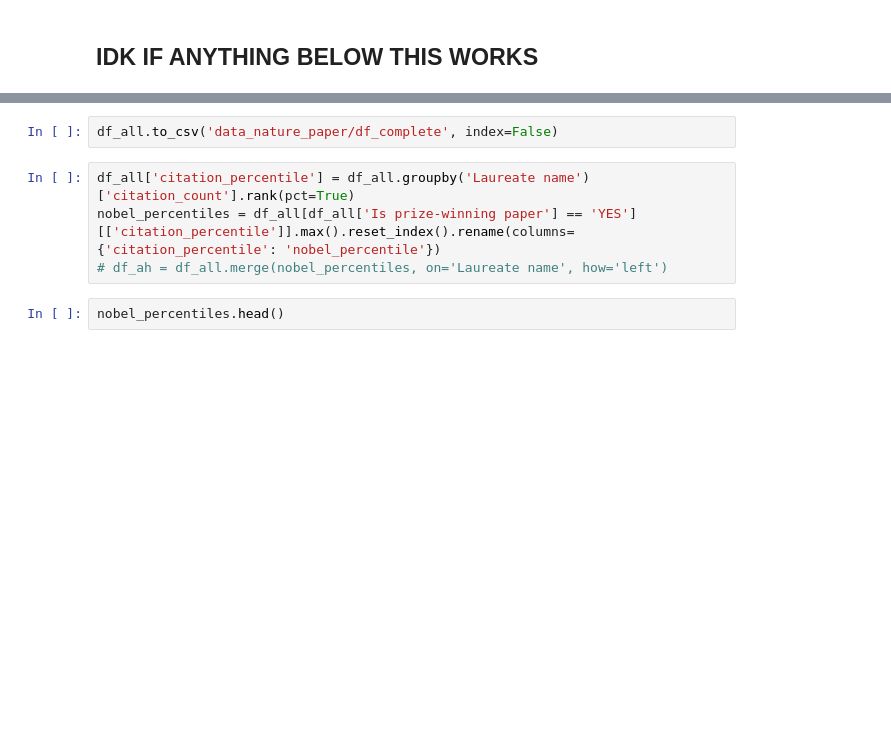
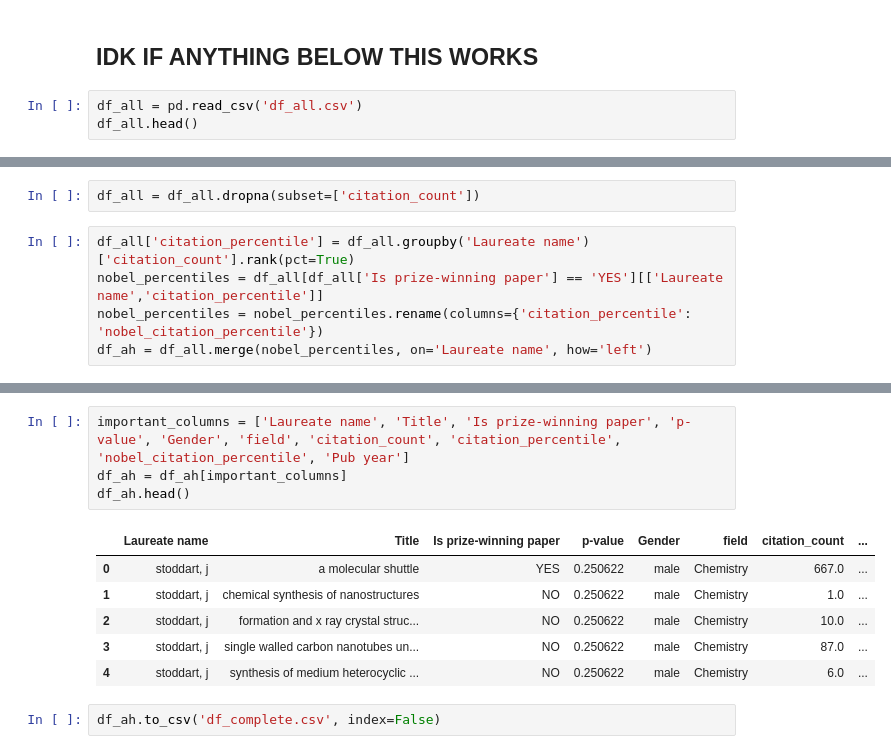
Before and after one commit to Richardhhhg/UTSSRP-2025, a Jupyter notebook: transformations.ipynb, the cells around one changed output, grey strips where cells are left out. Cells and saved outputs as stored; diff of their text form; blank space fills up the shorter version.

Commit message:
Completed Data Transformations and stuff

```diff
--- a/transformations.ipynb
+++ b/transformations.ipynb
@@ -106,2 +106,5 @@ Error retrieving nan: can only concatenate str (not "float") to str
 # %% [markdown]
 ## IDK IF ANYTHING BELOW THIS WORKS
+# %%
+df_all = pd.read_csv('df_all.csv')
+df_all.head()
@@ -107,0 +136,7 @@ Error retrieving nan: can only concatenate str (not "float") to str
+# %%
+df_all = df_all.dropna(subset=['citation_count'])
+# %%
+df_all['citation_percentile'] = df_all.groupby('Laureate name')['citation_count'].rank(pct=True)
+nobel_percentiles = df_all[df_all['Is prize-winning paper'] == 'YES'][['Laureate name','citation_percentile']]
+nobel_percentiles = nobel_percentiles.rename(columns={'citation_percentile': 'nobel_citation_percentile'})
+df_ah = df_all.merge(nobel_percentiles, on='Laureate name', how='left')
@@ -108,8 +152,13 @@ Error retrieving nan: can only concatenate str (not "float") to str
+# %%
+important_columns = ['Laureate name', 'Title', 'Is prize-winning paper', 'p-value', 'Gender', 'field', 'citation_count', 'citation_percentile', 'nobel_citation_percentile', 'Pub year']
+df_ah = df_ah[important_columns]
+df_ah.head()
+# %% [output]
+|  | Laureate name | Title | Is prize-winning paper | p-value | Gender | field | citation_count | ... |
+| 0 | stoddart, j | a molecular shuttle | YES | 0.250622 | male | Chemistry | 667.0 | ... |
+| 1 | stoddart, j | chemical synthesis of nanostructures | NO | 0.250622 | male | Chemistry | 1.0 | ... |
+| 2 | stoddart, j | formation and x ray crystal struc... | NO | 0.250622 | male | Chemistry | 10.0 | ... |
+| 3 | stoddart, j | single walled carbon nanotubes un... | NO | 0.250622 | male | Chemistry | 87.0 | ... |
+| 4 | stoddart, j | synthesis of medium heterocyclic ... | NO | 0.250622 | male | Chemistry | 6.0 | ... |
 # %%
-df_all.to_csv('data_nature_paper/df_complete', index=False)
+df_ah.to_csv('df_complete.csv', index=False)
-# %%
-df_all['citation_percentile'] = df_all.groupby('Laureate name')['citation_count'].rank(pct=True)
-nobel_percentiles = df_all[df_all['Is prize-winning paper'] == 'YES'][['citation_percentile']].max().reset_index().rename(columns={'citation_percentile': 'nobel_percentile'})
-# df_ah = df_all.merge(nobel_percentiles, on='Laureate name', how='left')
-# %%
-nobel_percentiles.head()
```
Also changed, not shown: parts of 7 cells of this notebook, 2 other files.
